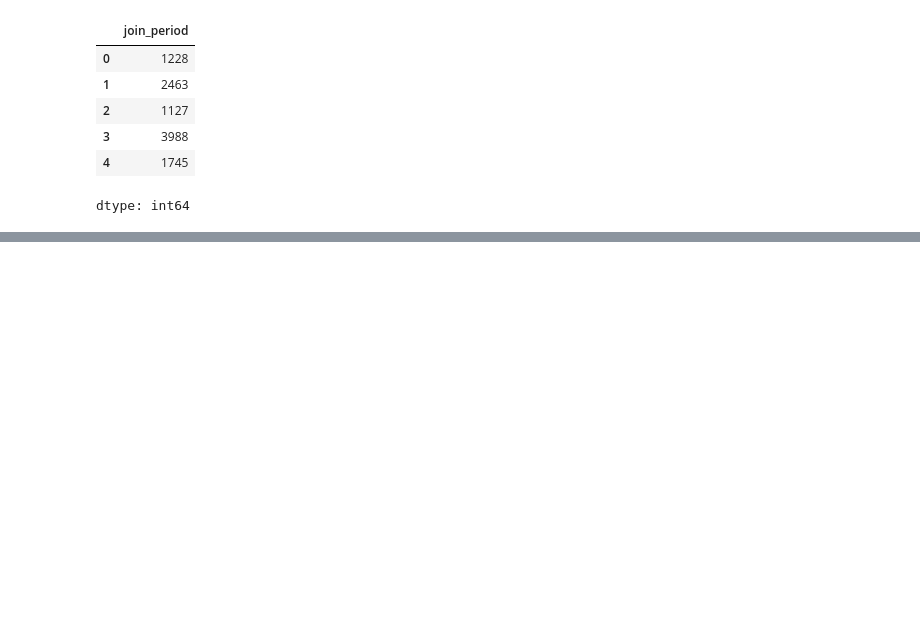
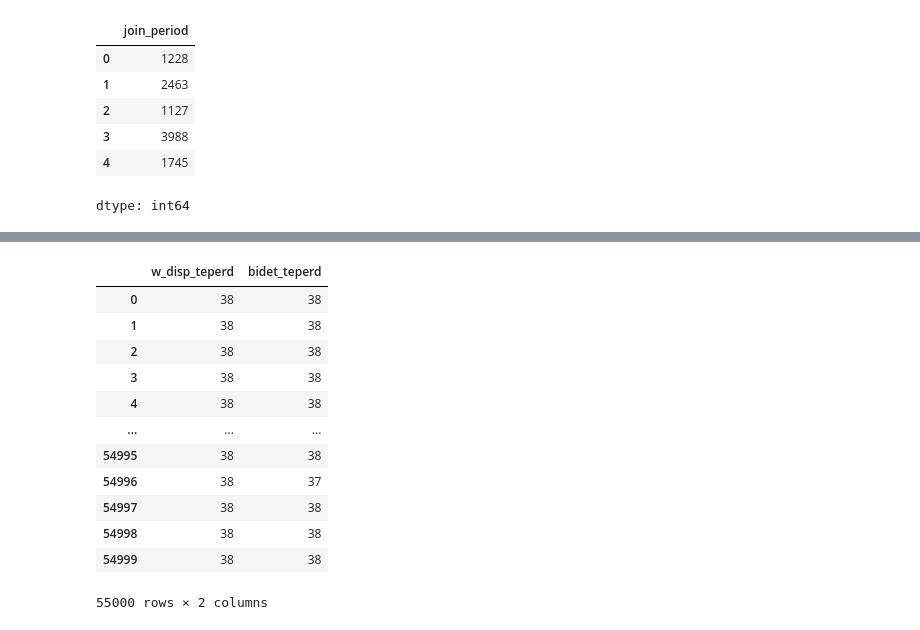
Before and after one commit to sujeengim/mini-ai-study, a Jupyter notebook: practice/prediction/customer_prediction.ipynb, the cells around one changed output, grey strips where cells are left out. Saved outputs shown, nothing was run; the diff lists cells and outputs as text; code cells hidden in the pictures; blank space fills up the shorter version.

```diff
--- a/practice/prediction/customer_prediction.ipynb
+++ b/practice/prediction/customer_prediction.ipynb
@@ -457,0 +504,30 @@ dtype: int64
+# %%
+# 해지코드를 정수형으로 변경하기 위한 함수
+def Rcdtoint(Rcd):
+    if Rcd=='_':
+        return 38
+    elif Rcd=='0':
+        return 0
+    else:
+        return int(Rcd[1:3])
+
+for column in teperd_cols:
+    new_column = column.replace('_trmn_eperd_cd', '_teperd')
+    train_data[new_column]=train_data[column].apply(lambda x:Rcdtoint(x))
+    test_data[new_column]=test_data[column].apply(lambda x:Rcdtoint(x))
+# %%
+train_data.iloc[:, -2:]
+# %% [output]
+|  | w_disp_teperd | bidet_teperd |
+| 0 | 38 | 38 |
+| 1 | 38 | 38 |
+| 2 | 38 | 38 |
+| 3 | 38 | 38 |
+| 4 | 38 | 38 |
+| ... | ... | ... |
+| 54995 | 38 | 38 |
+| 54996 | 38 | 37 |
+| 54997 | 38 | 38 |
+| 54998 | 38 | 38 |
+| 54999 | 38 | 38 |
+55000 rows × 2 columns
```
Also changed, not shown: parts of 8 cells of this notebook.
